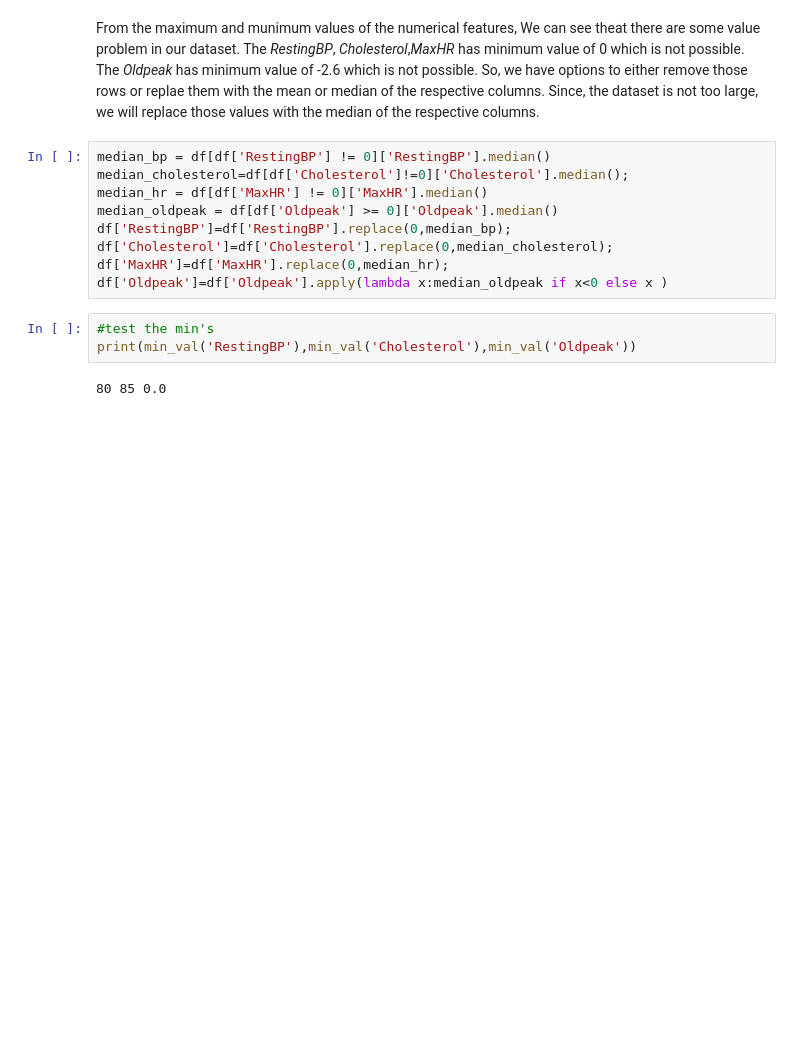
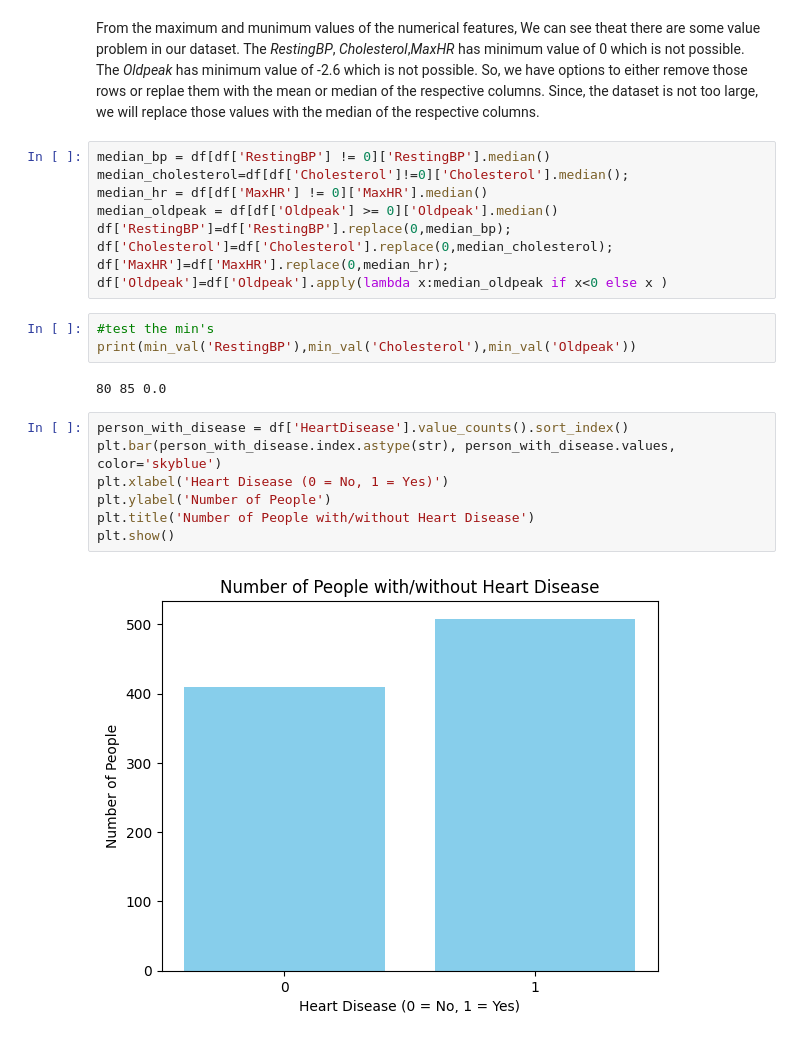
Before and after one commit to Soumodwip-Mondal/Heart_Disease_Data_Analysis_And_Prediction, a Jupyter notebook: Analysis.ipynb, the cells around one changed output. Cells and saved outputs as stored; diff of their text form; blank space fills up the shorter version.

```diff
--- a/Analysis.ipynb
+++ b/Analysis.ipynb
@@ -96,3 +96,12 @@ df['Oldpeak']=df['Oldpeak'].apply(lambda x:median_oldpeak if x<0 else x )
 print(min_val('RestingBP'),min_val('Cholesterol'),min_val('Oldpeak'))
 # %% [output]
 80 85 0.0
+# %%
+person_with_disease = df['HeartDisease'].value_counts().sort_index()
+plt.bar(person_with_disease.index.astype(str), person_with_disease.values, color='skyblue')
+plt.xlabel('Heart Disease (0 = No, 1 = Yes)')
+plt.ylabel('Number of People')
+plt.title('Number of People with/without Heart Disease')
+plt.show()
+# %% [output]
+[figure, added]
```
Also changed, not shown: parts of 4 cells of this notebook.
